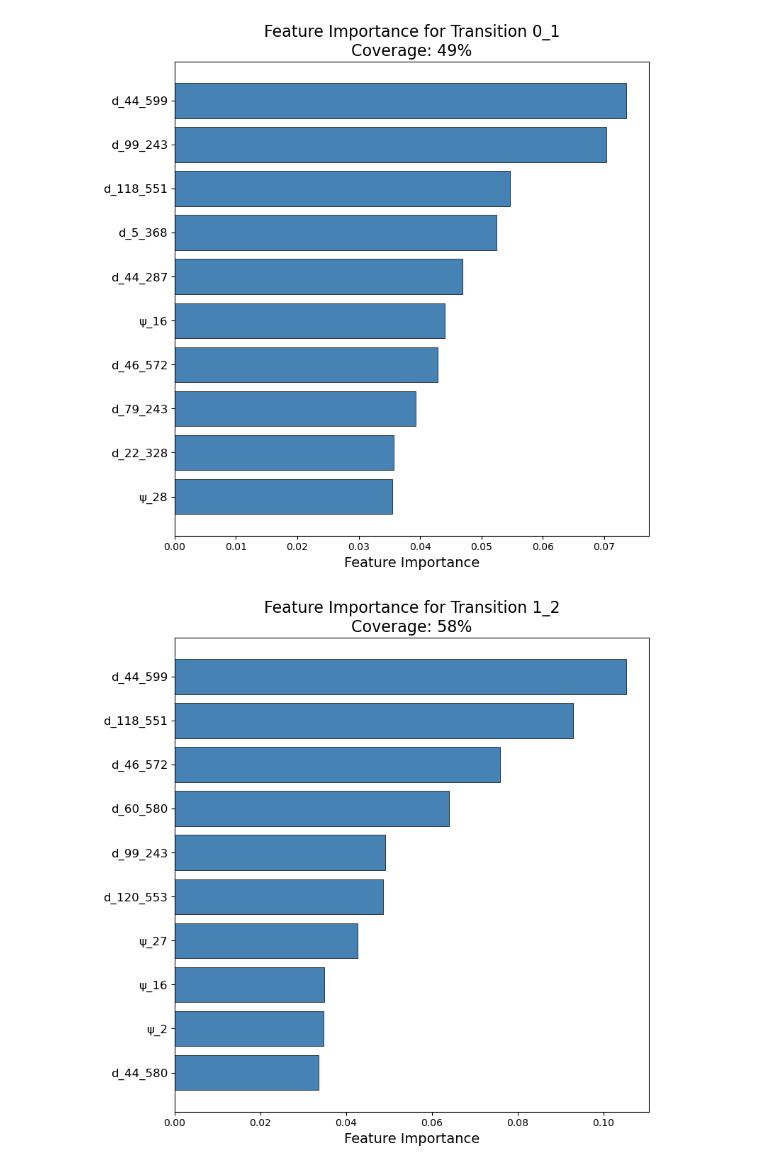
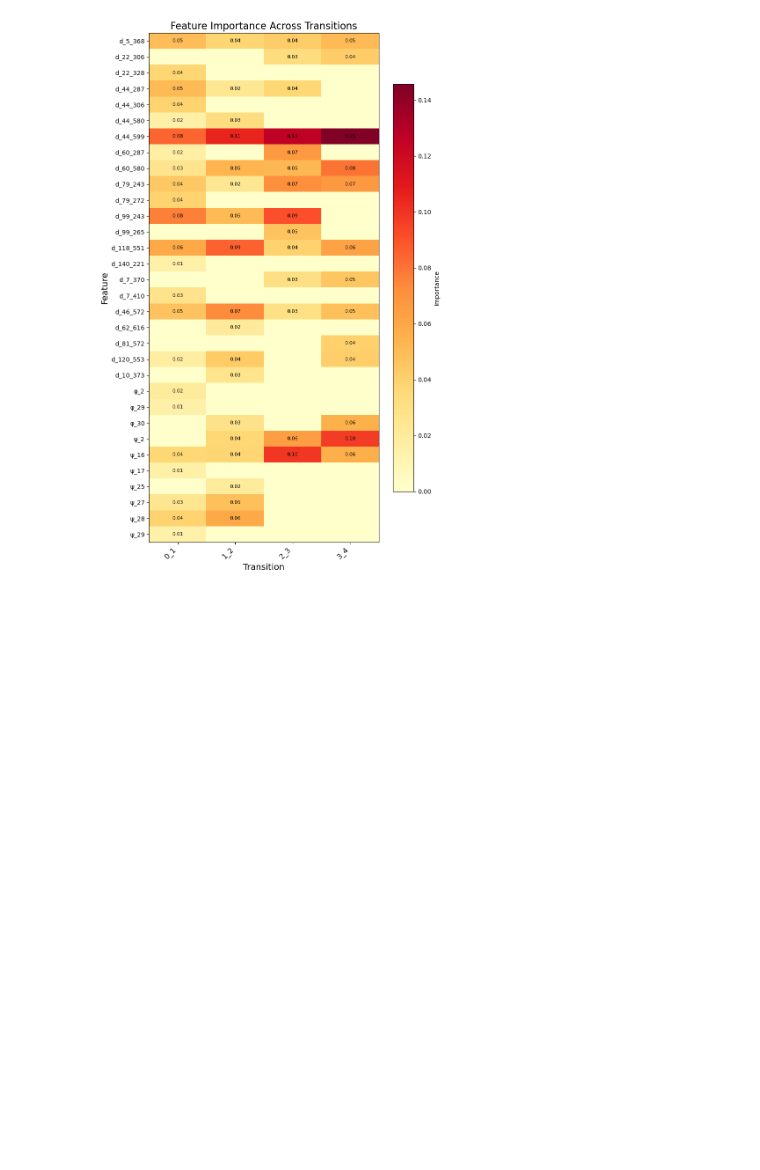
Before and after one commit to shams-mehdi/MDTerp, a Jupyter notebook: MDTerp_SPIB_ntl9.ipynb, the cells around one changed output. Cells and saved outputs as stored; diff of their text form; code cells hidden in the pictures; blank space fills up the shorter version.

```diff
--- a/MDTerp_SPIB_ntl9.ipynb
+++ b/MDTerp_SPIB_ntl9.ipynb
@@ -159,23 +162,17 @@ base.run(traj_ntl9, model_function_loc, save_dir = result_dir, numeric_dict = nu
 <MDTerp.base.run at 0x...>
 # %%
+# Display names: use a dictionary to map original feature names to formatted labels (e.g., LaTeX)
+# This is useful for publication-quality figures. Names not in the dict are kept as-is.
 # MDTerp step 3: Summarize feature importance for each of the transition states.
 import MDTerp
 
 feature_names_loc = result_dir + 'MDTerp_feature_names.npy'
 feature_names = np.load(feature_names_loc)
 all_result_loc = result_dir + 'MDTerp_results_all.pkl'
 
 # summary is a dictionary with individual keys for each class transition in the dataset. Each key has the mean and standard deviation of feature importance for all explanations generated for that transition
 summary = MDTerp.transition_summary(all_result_loc, importance_coverage = 1.00)
-
-# Plot for each transition using built-in visualization
-for transition in summary:
-    fig = MDTerp.plot_feature_importance(
-        all_result_loc, feature_names_loc,
-        transition=transition,
-        show_std=False,
-        top_n = 10
-    )
+# Heatmap with display names
+fig = MDTerp.plot_importance_heatmap(all_result_loc, feature_names_loc)
 # %% [output]
-[figure, old version]
+[figure, new version]
-[figure, removed]
```
Also changed, not shown: parts of 5 cells of this notebook, 3 other files.
